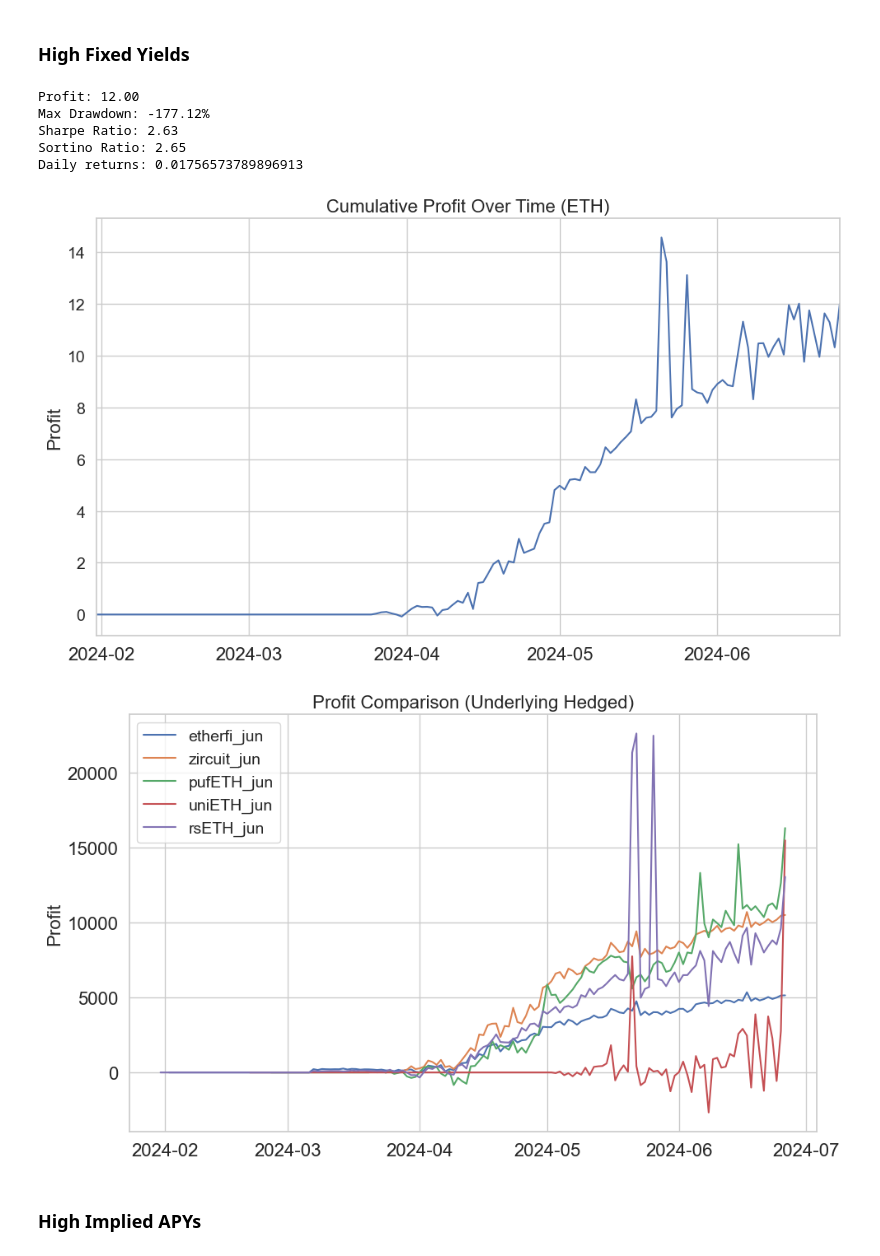
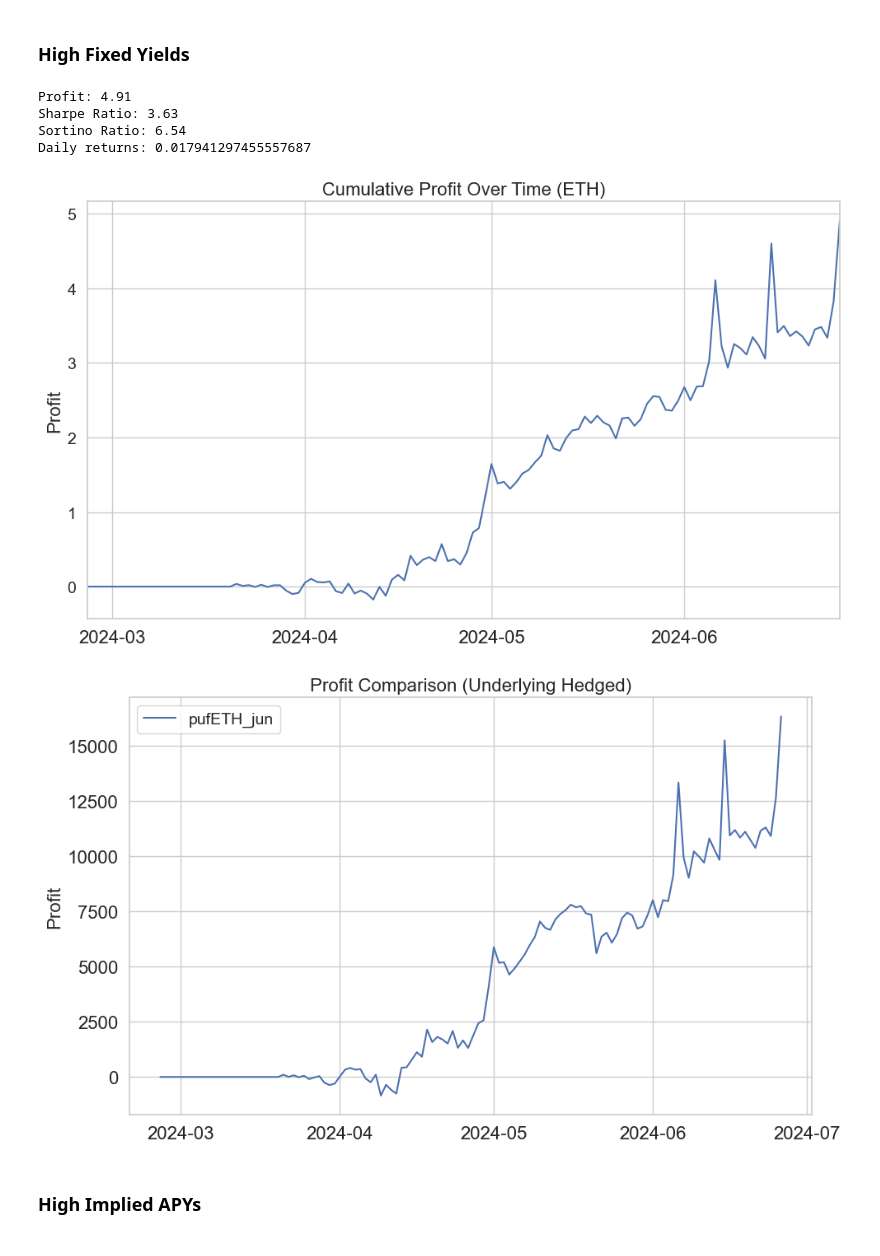
Before and after one commit to farischaudhry/pendle-analysis, a Jupyter notebook: backtest.ipynb, the cells around one changed output. Cells and saved outputs as stored; diff of their text form; code cells hidden in the pictures.

```diff
--- a/backtest.ipynb
+++ b/backtest.ipynb
@@ -245,30 +245,21 @@ class PendleBacktest:
 
         return self.overall_cumulative_profit
 
-    def calculate_max_drawdown_percentage(self, cumulative_profit):
-        # Calculate the running maximum
-        running_max = cumulative_profit.expanding().max()
-        # Calculate the drawdown as a percentage
-        drawdown = (cumulative_profit - running_max) / running_max
-        # Find the minimum drawdown, i.e., the maximum negative value
-        max_drawdown_percentage = drawdown.min() * 100  # Convert to percentage
-        return max_drawdown_percentage
-
-    def plot_profit(self, isHedged=False):
+    def plot_profit(self, isHedged=False, includeLast=False):
         cumulative_profit = self.trade()
         cumulative_profit = cumulative_profit.dropna()
-        cumulative_profit = cumulative_profit[:-1]
+        if not includeLast: # This is due to a last day data issue where prices are 0
+            cumulative_profit = cumulative_profit[:-1]
+        cumulative_profit_plot = cumulative_profit.copy()
+
+        first_non_zero_index = cumulative_profit.ne(0).idxmax()
+        cumulative_profit = cumulative_profit.loc[first_non_zero_index:]
 
         annual_rfr = 0.05
         daily_rfr = (1 + annual_rfr) ** (1 / 365) - 1
 
         # Calculate profit
         print("Profit: {:.2f}".format(cumulative_profit[-1]))
-
-
-        # Calculate maximum drawdown in percentage
-        max_drawdown_percentage = self.calculate_max_drawdown_percentage(cumulative_profit)
-        print("Max Drawdown: {:.2f}%".format(max_drawdown_percentage))
 
         # Calculate Sharpe ratio
         returns = np.log(cumulative_profit + 1) - np.log(cumulative_profit.shift(1) + 1)
@@ -287,7 +278,7 @@ class PendleBacktest:
 
         # Plot cumulative profit
         fig, ax = plt.subplots(figsize=(10, 6))
-        cumulative_profit.plot(ax=ax)
+        cumulative_profit_plot.plot(ax=ax)
         ax.set_title('Cumulative Profit Over Time' + (' (ETH)' if isHedged else ' (USD)'), fontsize=16)
         ax.set_ylabel('Profit', fontsize=16)
 
@@ -357,5 +348,5 @@ class PendleHedgedBacktest(PendleBacktest):
 
         return self.overall_cumulative_profit.fillna(0)
 
-    def plot_profit(self):
-        super().plot_profit(isHedged=True)
+    def plot_profit(self, includeLast=False):
+        super().plot_profit(isHedged=True, includeLast=includeLast)
@@ -568,6 +531,8 @@ Daily returns: 0.0073141592623629835
 # %% [markdown]
 ### High Fixed Yields
 # %%
+# For this one, you must remove the cumulative_profit = cumulative_profit[:-1] line since it is already removed in the backtest class
+
 class HighFixedYield(Strategy):
     def __init__(self, start_bal=500):
         self.bal = start_bal
@@ -583,50 +548,49 @@ class HighFixedYield(Strategy):
         return (0, 0, 0)
 
 assets_strategies = {
-    'etherfi_jun': {'data': etherfi_eETH_jun_df, 'strategy': HighFixedYield()},
-    'zircuit_jun': {'data': zircuit_eETH_jun_df, 'strategy': HighFixedYield()},
-    'pufETH_jun': {'data': pufETH_jun_df, 'strategy': HighFixedYield()},
-    'uniETH_jun': {'data': uniETH_jun_df, 'strategy': HighFixedYield()},
-    'rsETH_jun': {'data': rsETH_jun_df, 'strategy': HighFixedYield()}
+    # 'etherfi_jun': {'data': etherfi_eETH_jun_df, 'strategy': HighFixedYield()},
+    # 'zircuit_jun': {'data': zircuit_eETH_jun_df, 'strategy': HighFixedYield()},
+    # 'pufETH_jun': {'data': pufETH_jun_df, 'strategy': HighFixedYield()},
+    # 'uniETH_jun': {'data': uniETH_jun_df, 'strategy': HighFixedYield()},
+    # 'rsETH_jun': {'data': rsETH_jun_df, 'strategy': HighFixedYield()}
 }
 backtest = PendleHedgedBacktest(assets_strategies, isJune=True)
-backtest.plot_profit()
+backtest.plot_profit(includeLast=True)
 
 profits_dict = {}
 
 for asset_name, asset_info in assets_strategies.items():
     # Set the current strategy and data in the backtest object
     backtest = PendleBacktest({asset_name: asset_info}, isJune=True)
     # Run the trade method and collect profits
     profits = backtest.trade()
     profits_dict[asset_name] = profits
 
 # Plotting
 plt.figure(figsize=(10, 6))
 for asset_name, profits in profits_dict.items():
     plt.plot(profits.index, profits, label=asset_name)
 
 plt.title('Profit Comparison (Underlying Hedged)', fontsize=16)
 plt.ylabel('Profit', fontsize=16)
 plt.legend(loc='upper left', fontsize=14)
 
 # Set x-axis to show dates in a consistent format
 plt.gca().xaxis.set_major_locator(mdates.MonthLocator())
 plt.gca().xaxis.set_major_formatter(mdates.DateFormatter('%Y-%m'))
 
 plt.xticks(fontsize=16)
 plt.yticks(fontsize=16)
 plt.tight_layout()
 
 plt.show()
 # %% [output]
-Profit: 12.00
-Max Drawdown: -177.12%
-Sharpe Ratio: 2.63
-Sortino Ratio: 2.65
-Daily returns: 0.01756573789896913
+Profit: 4.91
+Sharpe Ratio: 3.63
+Sortino Ratio: 6.54
+Daily returns: 0.017941297455557687
-[figure, old version]
+[figure, new version]
-[figure, old version]
+[figure, new version]
 # %% [markdown]
 ### High Implied APYs
 # %%
```
Also changed, not shown: parts of 10 cells of this notebook.
